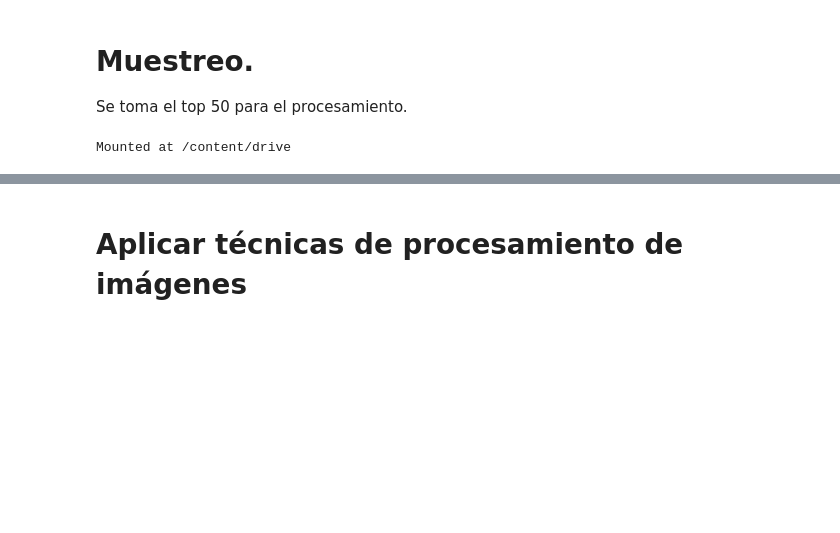
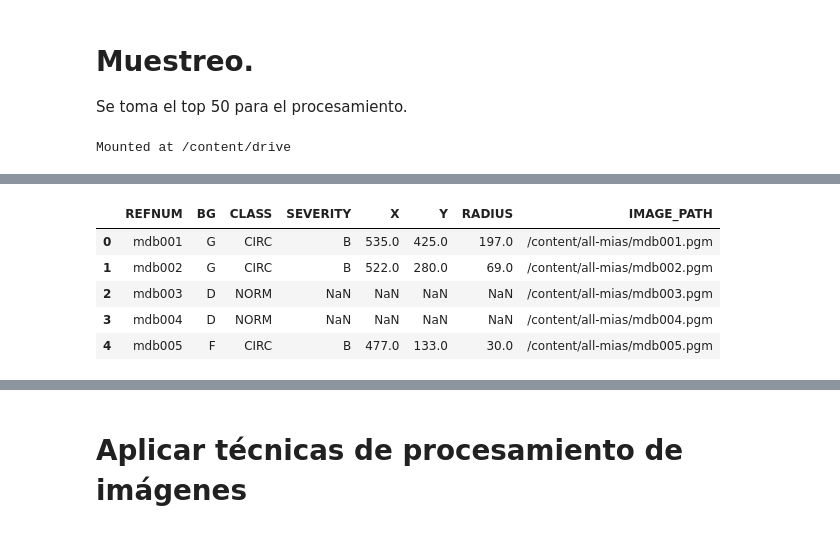
Before and after one commit to jsebastianquiroga/IMAGE_VIDEO_PROCESSING_PUJ, a Jupyter notebook: proyecto/proyecto_garcia_quiroga.ipynb, the cells around one changed output, grey strips where cells are left out. Saved outputs shown, nothing was run; the diff lists cells and outputs as text; code cells hidden in the pictures; blank space fills up the shorter version.

```diff
--- a/proyecto/proyecto_garcia_quiroga.ipynb
+++ b/proyecto/proyecto_garcia_quiroga.ipynb
@@ -82,0 +107,10 @@ Mounted at /content/drive
+# %%
+# Comprobación: imprimir las primeras 5 rutas para asegurarse de que estén correctas
+df.head(5)
+# %% [output]
+|  | REFNUM | BG | CLASS | SEVERITY | X | Y | RADIUS | IMAGE_PATH |
+| 0 | mdb001 | G | CIRC | B | 535.0 | 425.0 | 197.0 | /content/all-mias/mdb001.pgm |
+| 1 | mdb002 | G | CIRC | B | 522.0 | 280.0 | 69.0 | /content/all-mias/mdb002.pgm |
+| 2 | mdb003 | D | NORM | NaN | NaN | NaN | NaN | /content/all-mias/mdb003.pgm |
+| 3 | mdb004 | D | NORM | NaN | NaN | NaN | NaN | /content/all-mias/mdb004.pgm |
+| 4 | mdb005 | F | CIRC | B | 477.0 | 133.0 | 30.0 | /content/all-mias/mdb005.pgm |
```
Also changed, not shown: parts of 10 cells of this notebook.
